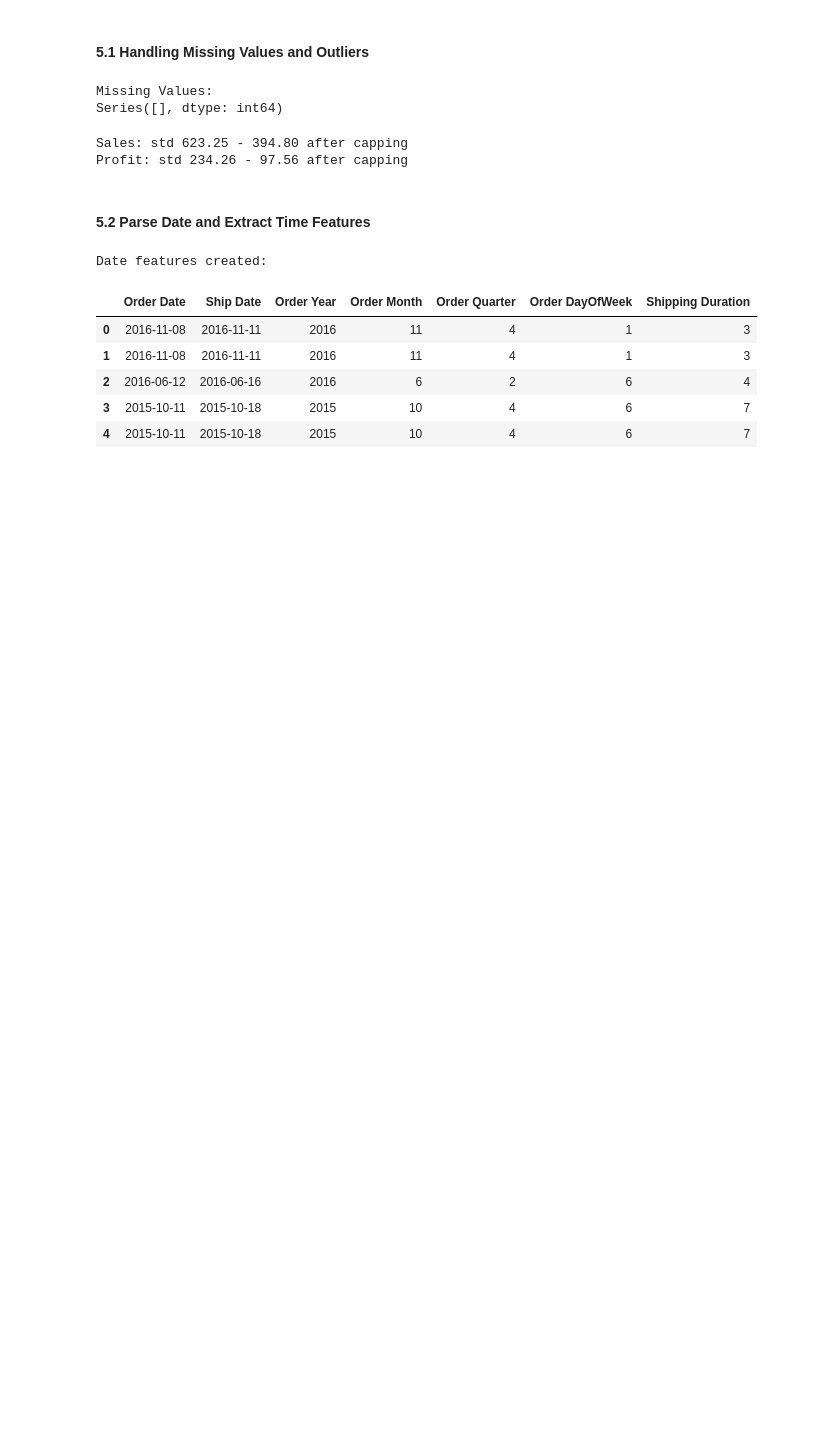
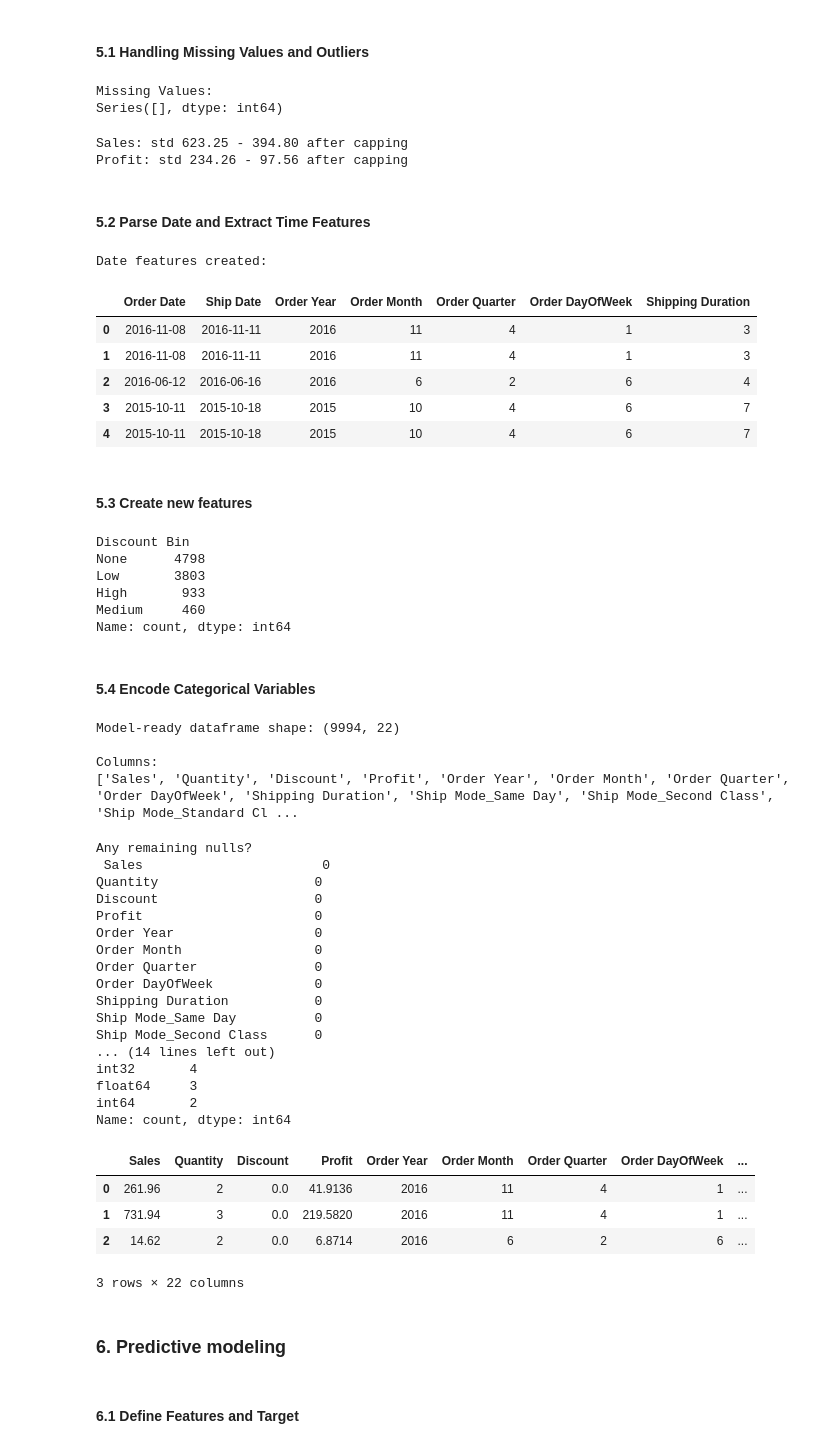
Before and after one commit to raymakoko/superstore_data_set-_analyzer, a Jupyter notebook: notebook/superstore.ipynb, the cells around one changed output. Drawn from its saved outputs; the diff is of its cells as text; code cells hidden in the pictures; blank space fills up the shorter version.

```diff
--- a/notebook/superstore.ipynb
+++ b/notebook/superstore.ipynb
@@ -398,3 +398,80 @@ Date features created:
 | 2 | 2016-06-12 | 2016-06-16 | 2016 | 6 | 2 | 6 | 4 |
 | 3 | 2015-10-11 | 2015-10-18 | 2015 | 10 | 4 | 6 | 7 |
 | 4 | 2015-10-11 | 2015-10-18 | 2015 | 10 | 4 | 6 | 7 |
+# %% [markdown]
+#### 5.3 Create new features
+# %%
+# Discount Bin
+def discount_bin(d):
+    if d == 0:
+        return "None"
+    elif d <= 0.20:
+        return "Low"
+    elif d<= 0.40:
+        return "Medium"
+    else:
+        return "High"
+
+df["Discount Bin"] = df["Discount"].apply(discount_bin)
+print(df["Discount Bin"].value_counts())
+# %% [output]
+Discount Bin
+None      4798
+Low       3803
+High       933
+Medium     460
+Name: count, dtype: int64
+# %% [markdown]
+#### 5.4 Encode Categorical Variables
+# %%
+# columns to one-hot encode (low to medium cardanility)
+ohe_cols = ["Ship Mode", "Segment", "Region", "Category", "Discount Bin"]
+
+# High-cardinality columns we will DROP before modelling (not encode)
+drop_cols= ["Row ID", "Order ID", "Customer ID", "Customer Name", "Product ID", "Product Name","Order Date","Ship Date", "City",
+            "State", "Postal Code", "Country", "Sub-Category",]
+
+df_model  = df.drop(columns=drop_cols, errors="ignore")
+
+# One_hot encode
+df_model = pd.get_dummies(df_model, columns=ohe_cols, drop_first=True)
+
+print(f"Model-ready dataframe shape: {df_model.shape}")
+print(f"\nColumns:\n{list(df_model.columns)}")
+# %% [output]
+Model-ready dataframe shape: (9994, 22)
+
+Columns:
+['Sales', 'Quantity', 'Discount', 'Profit', 'Order Year', 'Order Month', 'Order Quarter', 'Order DayOfWeek', 'Shipping Duration', 'Ship Mode_Same Day', 'Ship Mode_Second Class', 'Ship Mode_Standard Cl ...
+# %%
+# check before modelling
+print("Any remaining nulls?\n",df_model.isnull().sum())
+print("DTypes:\n", df_model.dtypes.value_counts())
+display(df_model.head(3))
+# %% [output]
+Any remaining nulls?
+ Sales                       0
+Quantity                    0
+Discount                    0
+Profit                      0
+Order Year                  0
+Order Month                 0
+Order Quarter               0
+Order DayOfWeek             0
+Shipping Duration           0
+Ship Mode_Same Day          0
+Ship Mode_Second Class      0
+... (14 lines left out)
+int32       4
+float64     3
+int64       2
+Name: count, dtype: int64
+|  | Sales | Quantity | Discount | Profit | Order Year | Order Month | Order Quarter | Order DayOfWeek | ... |
+| 0 | 261.96 | 2 | 0.0 | 41.9136 | 2016 | 11 | 4 | 1 | ... |
+| 1 | 731.94 | 3 | 0.0 | 219.5820 | 2016 | 11 | 4 | 1 | ... |
+| 2 | 14.62 | 2 | 0.0 | 6.8714 | 2016 | 6 | 2 | 6 | ... |
+3 rows × 22 columns
+# %% [markdown]
+### 6. Predictive modeling
+# %% [markdown]
+#### 6.1 Define Features and Target
```
Also changed, not shown: parts of 11 cells of this notebook, 1 other file.
